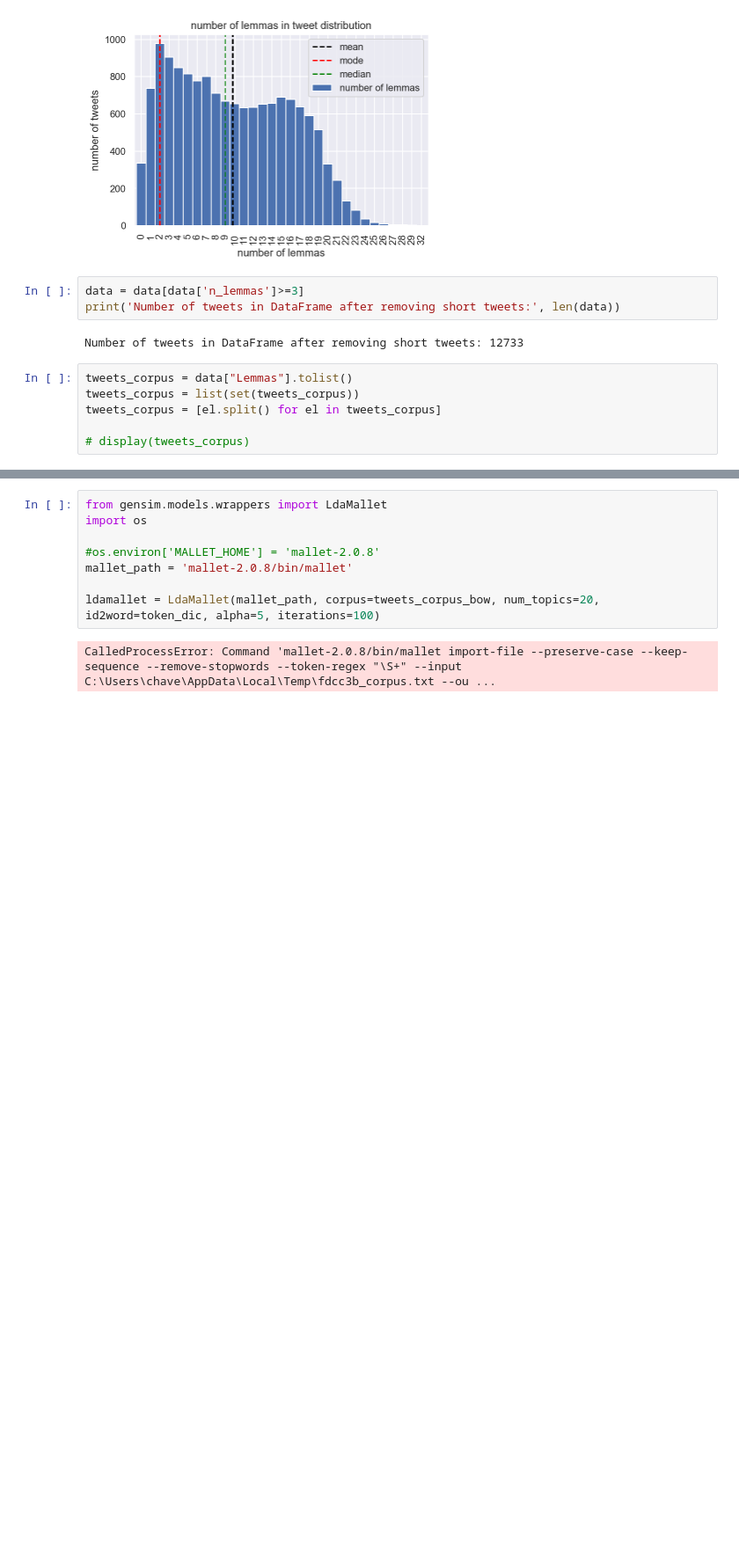
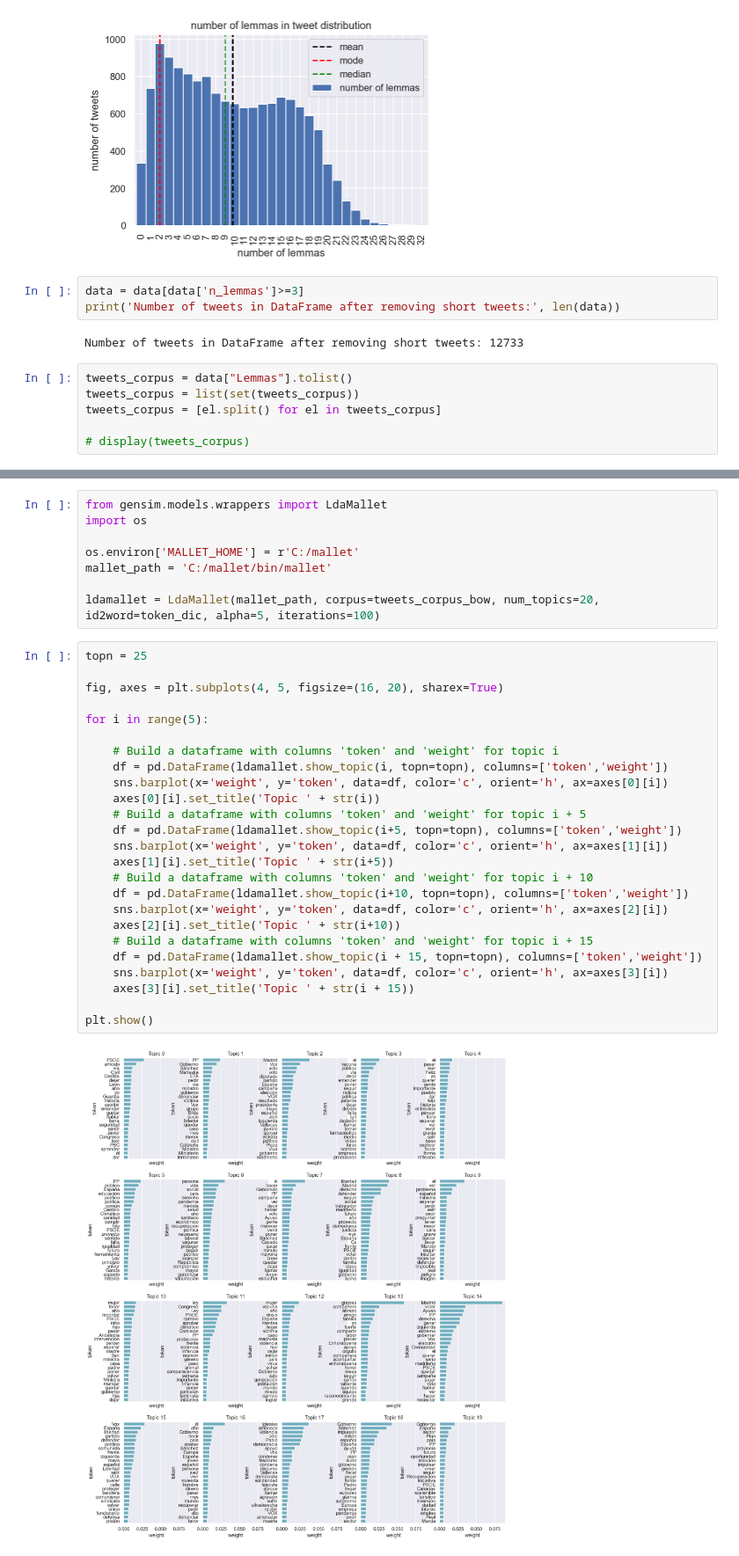
Before and after one commit to saizk/NLP-with-Spanish-Politicians-Tweets, a Jupyter notebook: data_analysis.ipynb, the cells around one changed output, grey strips where cells are left out. Shown at 88% size. Saved outputs shown, nothing was run; the diff lists cells and outputs as text; blank space fills up the shorter version.

Commit message:
me comeis los dos huevos sergio y berni ya esta el MALLET

```diff
--- a/data_analysis.ipynb
+++ b/data_analysis.ipynb
@@ -91,9 +91,34 @@ tweets_corpus_bow
 from gensim.models.wrappers import LdaMallet
 import os
 
-#os.environ['MALLET_HOME'] = 'mallet-2.0.8'
-mallet_path = 'mallet-2.0.8/bin/mallet'
+os.environ['MALLET_HOME'] = r'C:/mallet'
+mallet_path = 'C:/mallet/bin/mallet'
 
 ldamallet = LdaMallet(mallet_path, corpus=tweets_corpus_bow, num_topics=20, id2word=token_dic, alpha=5, iterations=100)
-# %% [output]
-CalledProcessError: Command 'mallet-2.0.8/bin/mallet import-file --preserve-case --keep-sequence --remove-stopwords --token-regex "\S+" --input C:\Users\chave\AppData\Local\Temp\fdcc3b_corpus.txt --ou ...
+# %%
+topn = 25
+
+fig, axes = plt.subplots(4, 5, figsize=(16, 20), sharex=True)
+
+for i in range(5):
+
+    # Build a dataframe with columns 'token' and 'weight' for topic i
+    df = pd.DataFrame(ldamallet.show_topic(i, topn=topn), columns=['token','weight'])
+    sns.barplot(x='weight', y='token', data=df, color='c', orient='h', ax=axes[0][i])
+    axes[0][i].set_title('Topic ' + str(i))
+    # Build a dataframe with columns 'token' and 'weight' for topic i + 5
+    df = pd.DataFrame(ldamallet.show_topic(i+5, topn=topn), columns=['token','weight'])
+    sns.barplot(x='weight', y='token', data=df, color='c', orient='h', ax=axes[1][i])
+    axes[1][i].set_title('Topic ' + str(i+5))
+    # Build a dataframe with columns 'token' and 'weight' for topic i + 10
+    df = pd.DataFrame(ldamallet.show_topic(i+10, topn=topn), columns=['token','weight'])
+    sns.barplot(x='weight', y='token', data=df, color='c', orient='h', ax=axes[2][i])
+    axes[2][i].set_title('Topic ' + str(i+10))
+    # Build a dataframe with columns 'token' and 'weight' for topic i + 15
+    df = pd.DataFrame(ldamallet.show_topic(i + 15, topn=topn), columns=['token','weight'])
+    sns.barplot(x='weight', y='token', data=df, color='c', orient='h', ax=axes[3][i])
+    axes[3][i].set_title('Topic ' + str(i + 15))
+
+plt.show()
+# %% [output]
+[figure, added]
```
Also changed, not shown: parts of 2 cells of this notebook.
